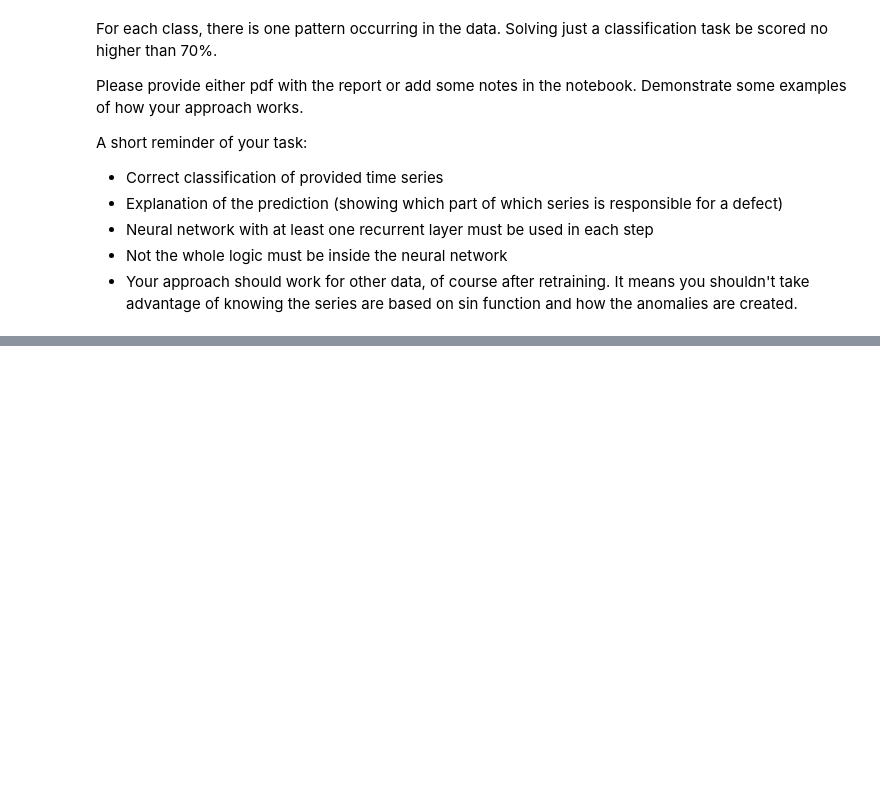
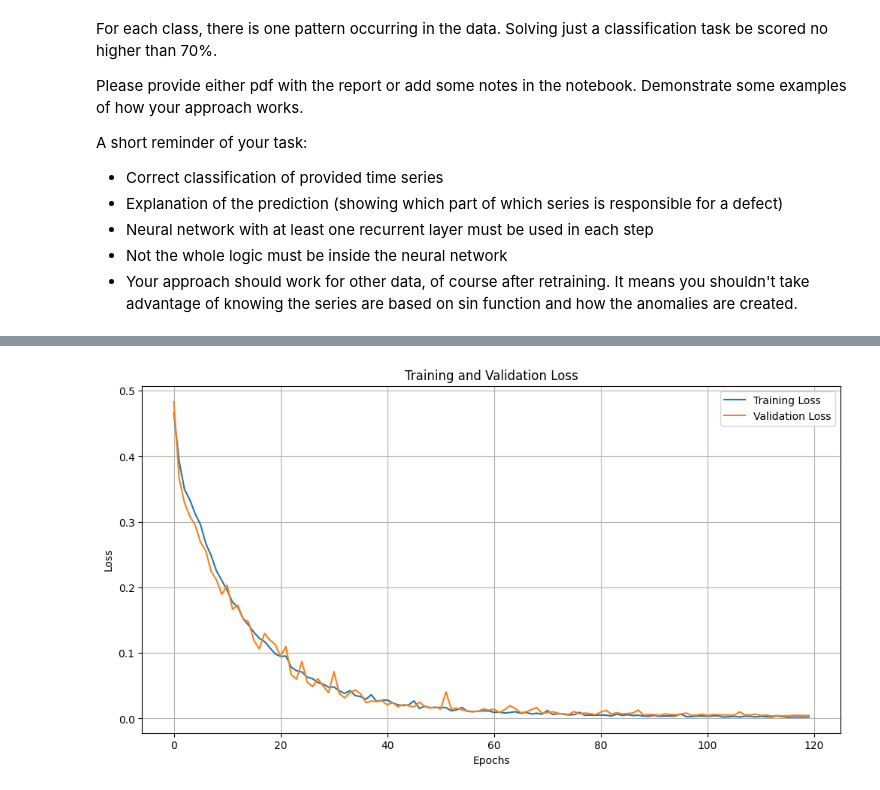
Before and after one commit to Bialkasss/DeepLearning, a Jupyter notebook: RNN/Candies/ProjectData.ipynb, the cells around one changed output, grey strips where cells are left out. Cells and saved outputs as stored; diff of their text form; code cells hidden in the pictures; blank space fills up the shorter version.

Commit message:
model 99

```diff
--- a/RNN/Candies/ProjectData.ipynb
+++ b/RNN/Candies/ProjectData.ipynb
@@ -503,0 +153,10 @@ plt.show()
+# %%
+# Define the model with a Masking layer to not train on the padded parts.
+model = Sequential([
+    Masking(mask_value=0, input_shape=(max_len, 3)),
+    LSTM(64, kernel_initializer = initializer),
+    # LSTM(32),
+    Dense(5, activation='sigmoid')  # Multi-label classification for 5 potential anomalies
+])
+
+model.summary()
@@ -503,0 +179,22 @@ plt.show()
+# %%
+# Compile the model
+model.compile(optimizer=Adam(),
+              loss='binary_crossentropy',  # Use categorical crossentropy for multi-label classification
+              metrics=['accuracy'])  # Hamming Loss, Subset Accuracy dont work #mse
+
+# , Precision(), Recall(), AUC()
+
+#Early stopping
+callbacks = EarlyStopping(monitor="loss", patience=15, restore_best_weights= True)
+
+# Fiting the model
+history = model.fit(
+    # X_train[:1000], y_train[:1000],
+    X_train, y_train,
+    epochs=120,
+    batch_size=32,
+    validation_data=(X_val, y_val),  # Use test set for validation during training
+    callbacks = [callbacks]
+)
+
+model.save("model_candy_weights.keras")
@@ -503,0 +219,14 @@ plt.show()
+# %%
+#plotting training, validation loss from history
+
+plt.figure(figsize=(12, 6))
+plt.plot(history.history['loss'], label='Training Loss')
+plt.plot(history.history['val_loss'], label='Validation Loss')
+plt.title('Training and Validation Loss')
+plt.xlabel('Epochs')
+plt.ylabel('Loss')
+plt.legend()
+plt.grid(True)
+plt.show()
+# %% [output]
+[figure, added]
```
Also changed, not shown: parts of 51 cells of this notebook, 9 other files.
